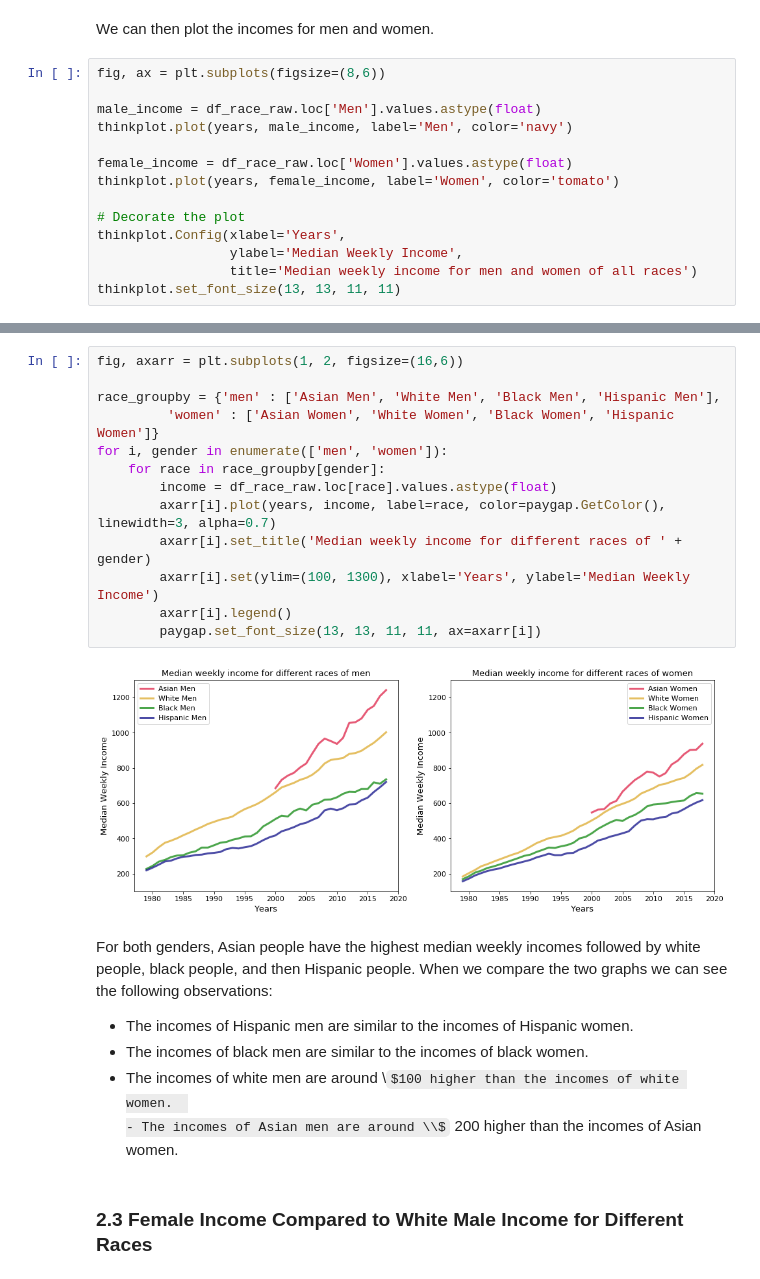
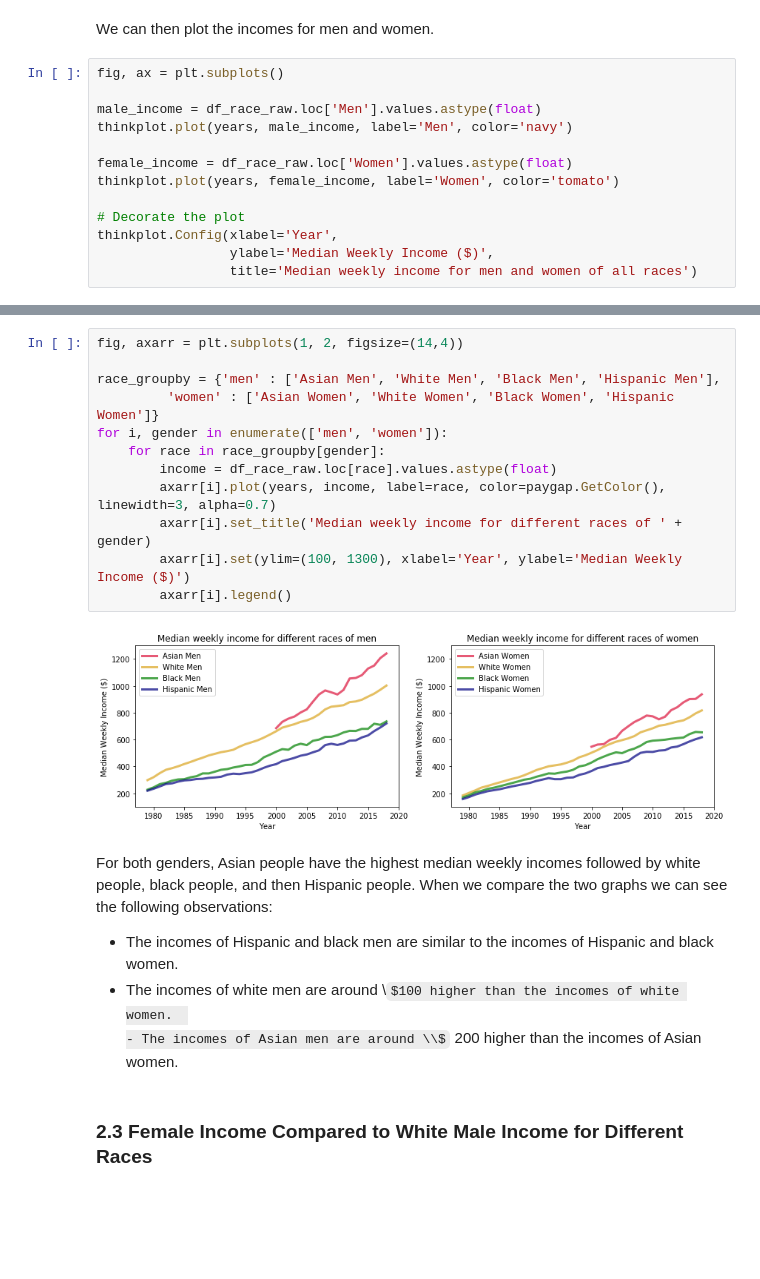
Before and after one commit to coverney/ThinkStats2, a Jupyter notebook: project2/project2.ipynb, the cells around one changed output, grey strips where cells are left out. Drawn from its saved outputs; the diff is of its cells as text; some formulas as TeX source; blank space fills up the shorter version.

```diff
--- a/project2/project2.ipynb
+++ b/project2/project2.ipynb
@@ -123,7 +96,7 @@ array([1979, 1980, 1981, 1982, 1983, 1984, 1985, 1986, 1987, 1988, 1989,
 # %% [markdown]
 We can then plot the incomes for men and women.
 # %%
-fig, ax = plt.subplots(figsize=(8,6))
+fig, ax = plt.subplots()
 
 male_income = df_race_raw.loc['Men'].values.astype(float)
 thinkplot.plot(years, male_income, label='Men', color='navy')
@@ -132,8 +105,7 @@ female_income = df_race_raw.loc['Women'].values.astype(float)
 thinkplot.plot(years, female_income, label='Women', color='tomato')
 
 # Decorate the plot
-thinkplot.Config(xlabel='Years',
-                 ylabel='Median Weekly Income',
+thinkplot.Config(xlabel='Year',
+                 ylabel='Median Weekly Income ($)',
                  title='Median weekly income for men and women of all races')
-thinkplot.set_font_size(13, 13, 11, 11)
 # %% [output]
@@ -164,24 +135,22 @@ We combine the gender and race variables to answer the question:
 
 How do the income distributions by race look like for each gender?
 # %%
-fig, axarr = plt.subplots(1, 2, figsize=(16,6))
+fig, axarr = plt.subplots(1, 2, figsize=(14,4))
 
 race_groupby = {'men' : ['Asian Men', 'White Men', 'Black Men', 'Hispanic Men'],
          'women' : ['Asian Women', 'White Women', 'Black Women', 'Hispanic Women']}
 for i, gender in enumerate(['men', 'women']):
     for race in race_groupby[gender]:
         income = df_race_raw.loc[race].values.astype(float)
         axarr[i].plot(years, income, label=race, color=paygap.GetColor(), linewidth=3, alpha=0.7)
         axarr[i].set_title('Median weekly income for different races of ' + gender)
-        axarr[i].set(ylim=(100, 1300), xlabel='Years', ylabel='Median Weekly Income')
+        axarr[i].set(ylim=(100, 1300), xlabel='Year', ylabel='Median Weekly Income ($)')
         axarr[i].legend()
-        paygap.set_font_size(13, 13, 11, 11, ax=axarr[i])
 # %% [output]
-[figure, old version]
+[figure, new version]
 # %% [markdown]
 For both genders, Asian people have the highest median weekly incomes followed by white people, black people, and then Hispanic people. When we compare the two graphs we can see the following observations:
-- The incomes of Hispanic men are similar to the incomes of Hispanic women.
-- The incomes of black men are similar to the incomes of black women.
+- The incomes of Hispanic and black men are similar to the incomes of Hispanic and black women.
 - The incomes of white men are around \\$100 higher than the incomes of white women.
 - The incomes of Asian men are around \\$200 higher than the incomes of Asian women.
 # %% [markdown]
```
Also changed, not shown: parts of 88 cells of this notebook, 2 other files.
